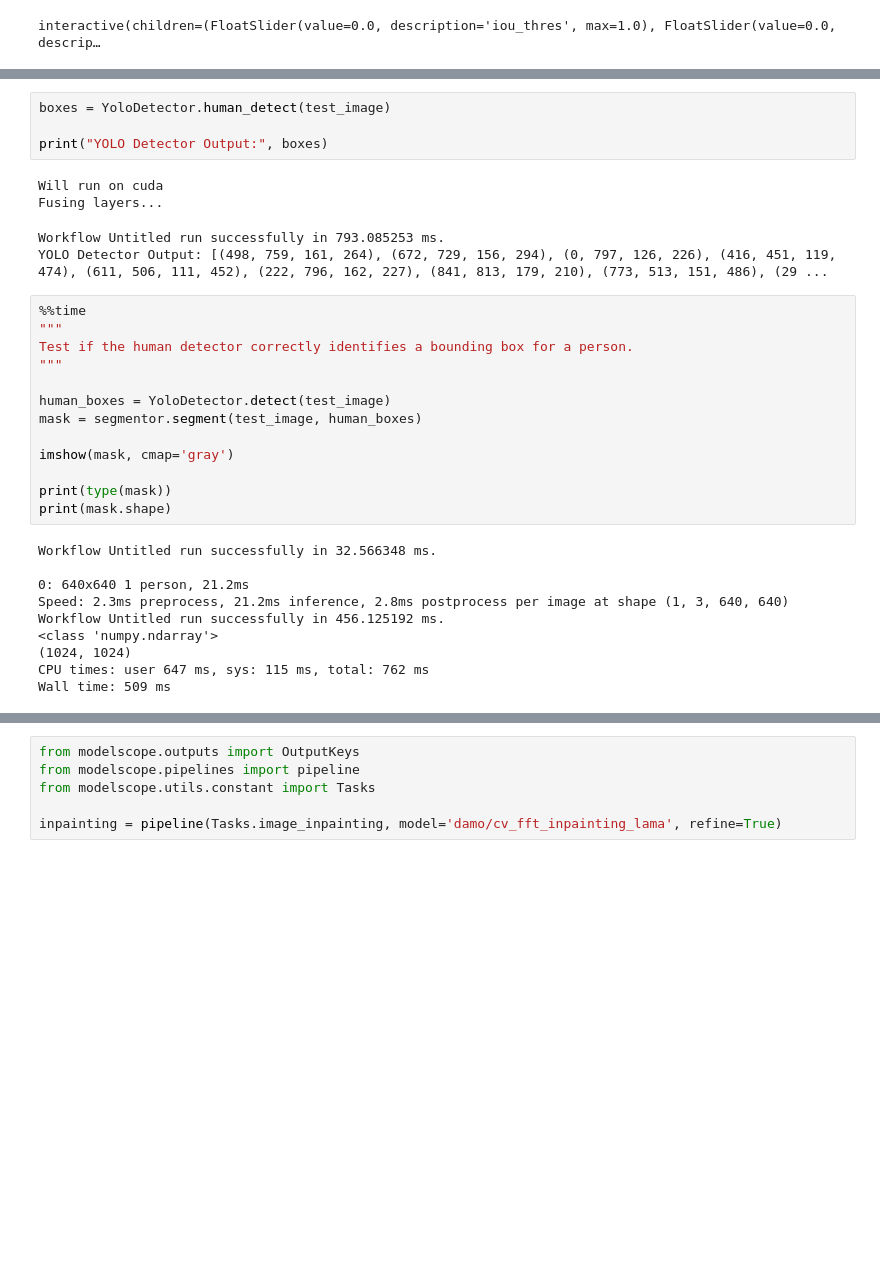
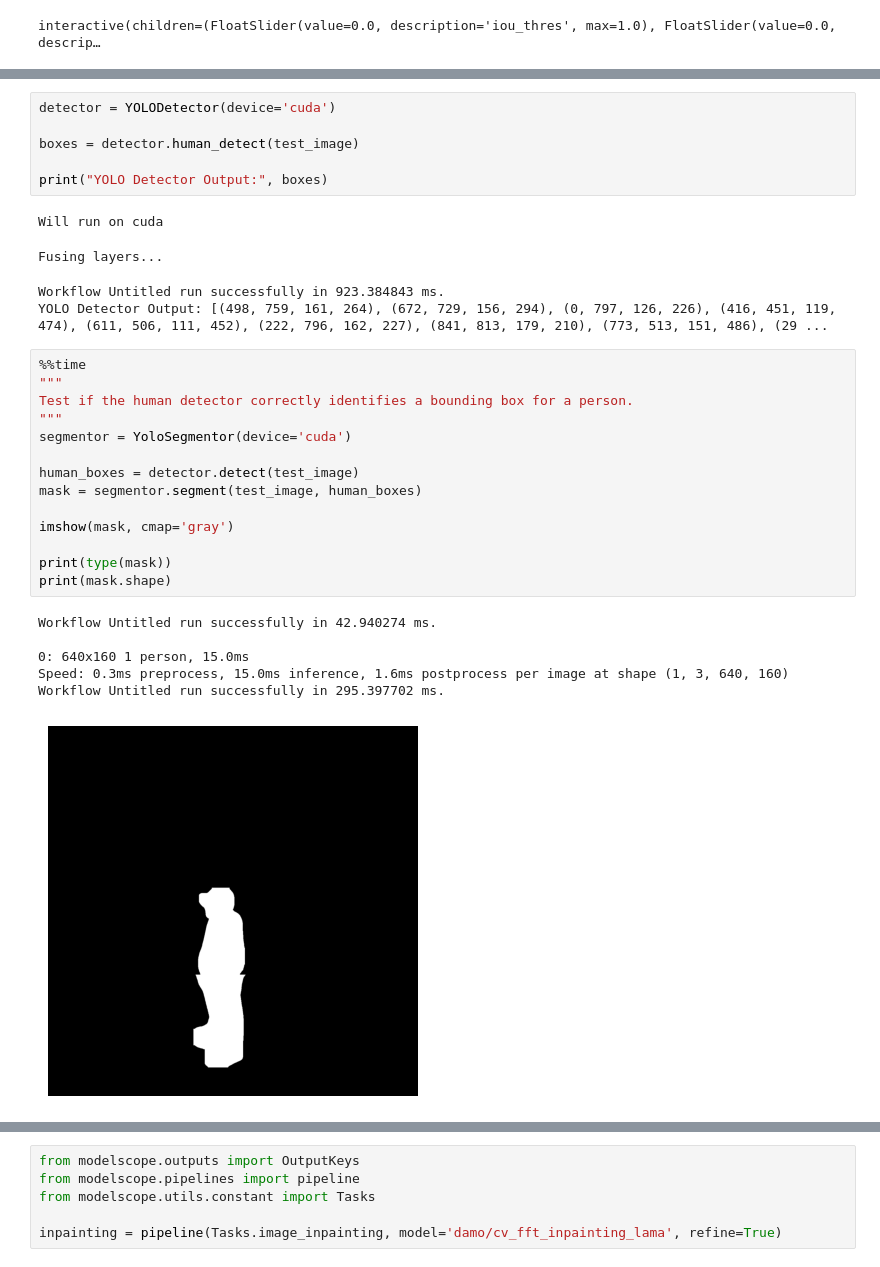
Before and after one commit to Mathixx/INF573-MakeBenardDisappear, a Jupyter notebook: test_detectors.ipynb, the cells around one changed output, grey strips where cells are left out. Drawn from its saved outputs; the diff is of its cells as text; blank space fills up the shorter version.

Commit message:
feat: good segmentor

```diff
--- a/test_detectors.ipynb
+++ b/test_detectors.ipynb
@@ -119,32 +120,32 @@ Red Cap Detector Output: [(424, 451, 83, 49)]
 # %%
-boxes = YoloDetector.human_detect(test_image)
+detector = YOLODetector(device='cuda')
+
+boxes = detector.human_detect(test_image)
 
 print("YOLO Detector Output:", boxes)
 # %% [output]
 Will run on cuda
-Fusing layers...
-Workflow Untitled run successfully in 793.085253 ms.
-YOLO Detector Output: [(498, 759, 161, 264), (672, 729, 156, 294), (0, 797, 126, 226), (416, 451, 119, 474), (611, 506, 111, 452), (222, 796, 162, 227), (841, 813, 179, 210), (773, 513, 151, 486), (29 ...
+Fusing layers...
+Workflow Untitled run successfully in 923.384843 ms.
+YOLO Detector Output: [(498, 759, 161, 264), (672, 729, 156, 294), (0, 797, 126, 226), (416, 451, 119, 474), (611, 506, 111, 452), (222, 796, 162, 227), (841, 813, 179, 210), (773, 513, 151, 486), (29 ...
 # %%
 %%time
 """
 Test if the human detector correctly identifies a bounding box for a person.
 """
+segmentor = YoloSegmentor(device='cuda')
 
-human_boxes = YoloDetector.detect(test_image)
+human_boxes = detector.detect(test_image)
 mask = segmentor.segment(test_image, human_boxes)
 
 imshow(mask, cmap='gray')
 
 print(type(mask))
 print(mask.shape)
 # %% [output]
-Workflow Untitled run successfully in 32.566348 ms.
+Workflow Untitled run successfully in 42.940274 ms.
 
-0: 640x640 1 person, 21.2ms
-Speed: 2.3ms preprocess, 21.2ms inference, 2.8ms postprocess per image at shape (1, 3, 640, 640)
-Workflow Untitled run successfully in 456.125192 ms.
-<class 'numpy.ndarray'>
-(1024, 1024)
-CPU times: user 647 ms, sys: 115 ms, total: 762 ms
-Wall time: 509 ms
+0: 640x160 1 person, 15.0ms
+Speed: 0.3ms preprocess, 15.0ms inference, 1.6ms postprocess per image at shape (1, 3, 640, 160)
+Workflow Untitled run successfully in 295.397702 ms.
+[figure, added]
```
Also changed, not shown: parts of 5 cells of this notebook, 1 other file.
